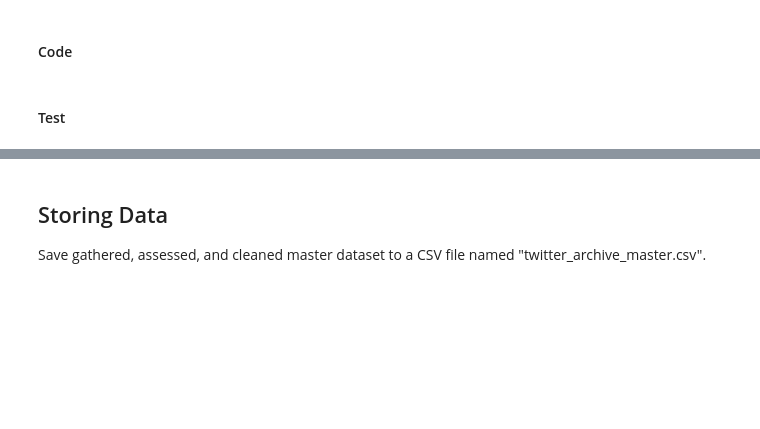
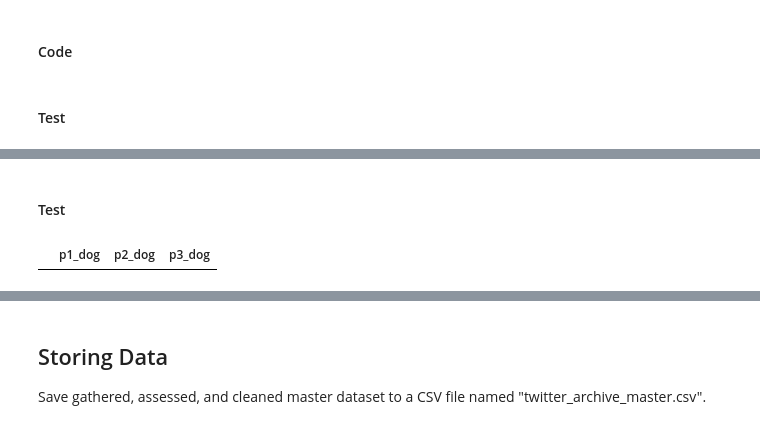
Before and after one commit to mikleg/Wrangle_analyse_data_WeRateDogs, a Jupyter notebook: wrangle_act.ipynb, the cells around one changed output, grey strips where cells are left out. Drawn from its saved outputs; the diff is of its cells as text; code cells hidden in the pictures; blank space fills up the shorter version.

```diff
--- a/wrangle_act.ipynb
+++ b/wrangle_act.ipynb
@@ -365,0 +396,2 @@ print(tweet_json.head(2))
+# %%
+master_df = master_df[(master_df['in_reply_to_status_id'].isna()) & (master_df['retweeted_status_id'].isna())]
@@ -365,0 +436,6 @@ print(tweet_json.head(2))
+# %% [markdown]
+#### Test
+# %%
+master_df[(master_df['p1_dog'] == False) & (master_df['p2_dog'] == False) & (master_df['p3_dog'] == False)][['p1_dog', 'p2_dog', 'p3_dog']]
+# %% [output]
+|  | p1_dog | p2_dog | p3_dog |
```
Also changed, not shown: parts of 73 cells of this notebook.
